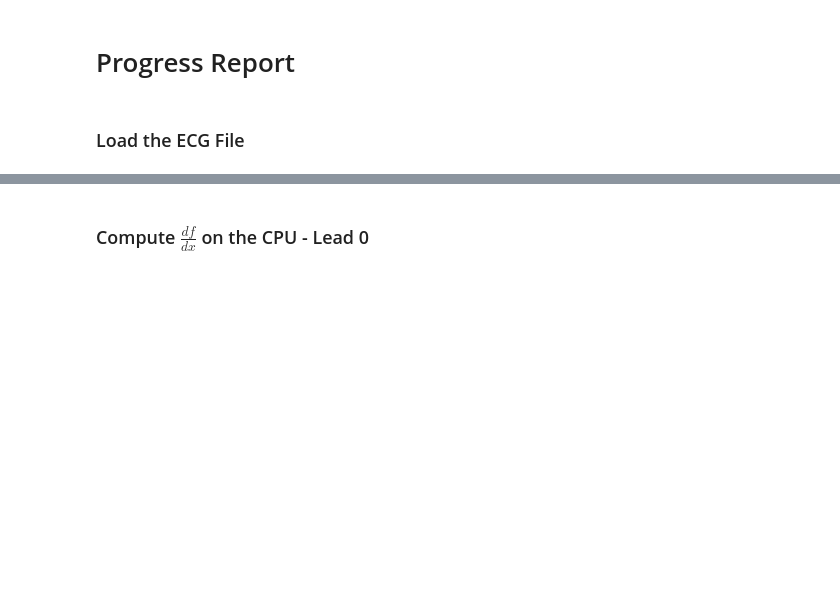
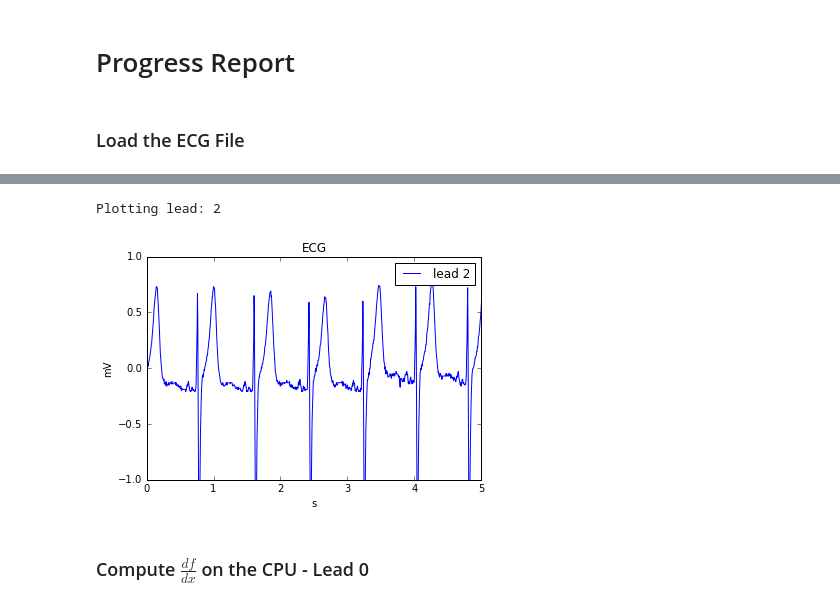
Before and after one commit to LastHex/ECE407Proj1, a Jupyter notebook: 1FebPresentation/Presentation.ipynb, the cells around one changed output, grey strips where cells are left out. Drawn from its saved outputs; the diff is of its cells as text; code cells hidden in the pictures; blank space fills up the shorter version.

```diff
--- a/1FebPresentation/Presentation.ipynb
+++ b/1FebPresentation/Presentation.ipynb
@@ -30,3 +34,8 @@ Plotting lead: 0
+# %%
+p.plot_leads(2)
+# %% [output]
+Plotting lead: 2
+[figure, added]
 # %% [markdown]
 ### Compute $\frac{df}{dx}$ on the CPU - Lead 0
 # %%
```
Also changed, not shown: parts of 14 cells of this notebook, 5 other files.
